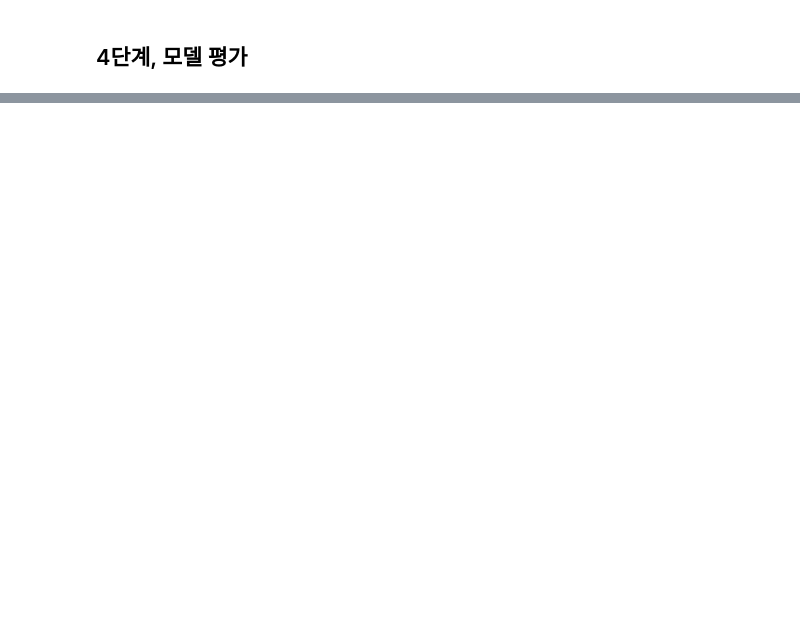
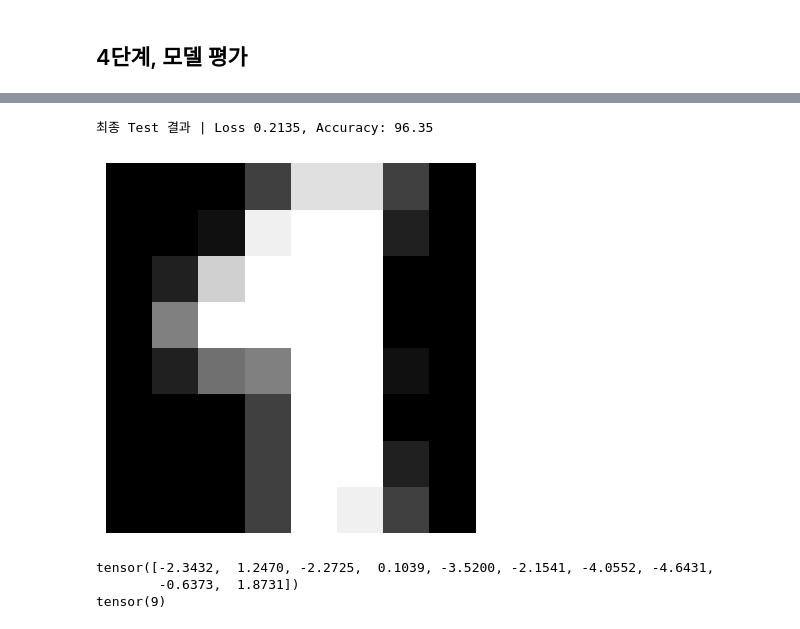
Before and after one commit to 2-si-u/kdt_ml, a Jupyter notebook: 11. 머신러닝(SGD, ADAM).ipynb, the cells around one changed output, grey strips where cells are left out. Cells and saved outputs as stored; diff of their text form; code cells hidden in the pictures; blank space fills up the shorter version.

```diff
--- a/11. 머신러닝(SGD, ADAM).ipynb
+++ b/11. 머신러닝(SGD, ADAM).ipynb
@@ -428,0 +627,8 @@ with torch.no_grad():
+# %%
+train_loader = DataLoader(train_dataset, batch_size=64, shuffle=True)
+test_loader = DataLoader(test_dataset, batch_size=64, shuffle=False)
+
+
+
+img, labels = next(iter(train_loader))
+print(img, labels)
@@ -428,0 +649,6 @@ with torch.no_grad():
+# %%
+model = nn.Sequential(
+    nn.Linear(64, 10)
+)
+
+model
@@ -428,0 +684,3 @@ with torch.no_grad():
+# %%
+criterion = nn.CrossEntropyLoss()
+optimizer = optim.Adam(model.parameters(), lr=0.001)
@@ -428,0 +759,29 @@ with torch.no_grad():
+# %%
+model.eval()
+
+test_loss = 0.0
+test_acc = 0.0
+
+with torch.no_grad():
+    for X_batch, y_batch in test_loader:
+
+        y_test_pred = model(X_batch)
+        loss = criterion(y_test_pred, y_batch)
+        test_loss += loss.item()
+
+        y_test_index = y_test_pred.argmax(dim=1)
+        acc = (y_batch == y_test_index).float().mean().item() * 100
+        test_acc += acc
+
+avg_test_loss = test_loss / len(test_loader)
+avg_test_acc = test_acc / len(test_loader)
+
+print(f"최종 Test 결과 | Loss {avg_test_loss:.4f}, Accuracy: {avg_test_acc:.2f}")
+# %% [output]
+최종 Test 결과 | Loss 0.2135, Accuracy: 96.35
+# %%
+plt.imshow(X_batch[0].reshape((8, 8)), cmap="gray")
+plt.axis("off")
+plt.show()
+# %% [output]
+[figure, added]
@@ -428,0 +792,11 @@ with torch.no_grad():
+# %%
+with torch.no_grad():
+    y_pred_batch = model(X_test_batch)
+
+
+print(y_pred_batch[0])
+print(y_pred_batch[0].argmax())
+# %% [output]
+tensor([-2.3432,  1.2470, -2.2725,  0.1039, -3.5200, -2.1541, -4.0552, -4.6431,
+        -0.6373,  1.8731])
+tensor(9)
```
Also changed, not shown: parts of 39 cells of this notebook, 1 other file.
